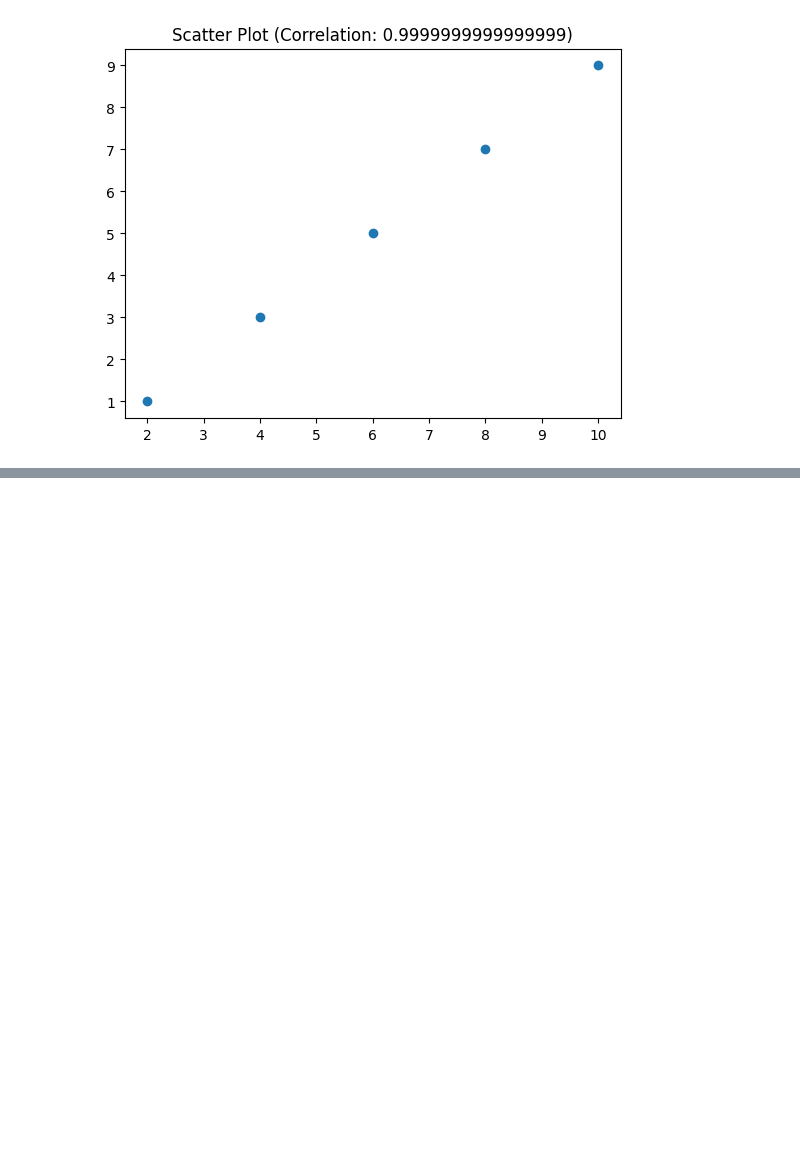
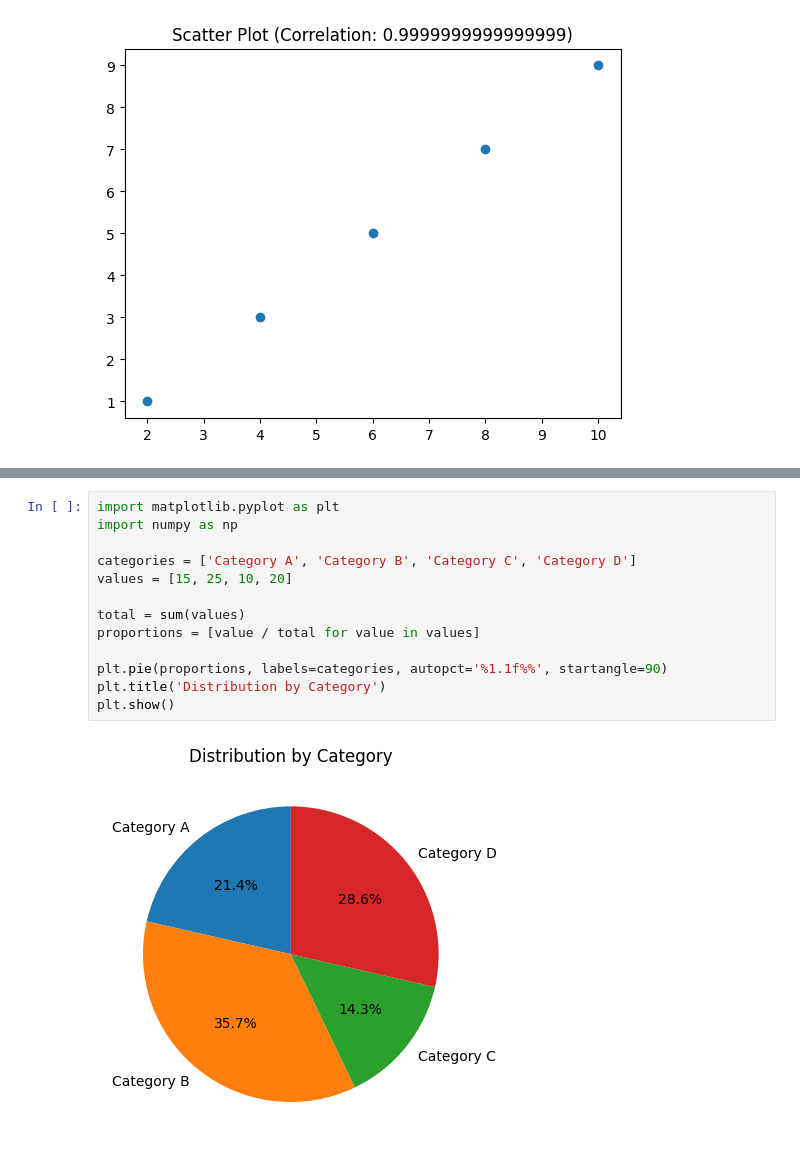
Before and after one commit to PHCoder05/advance-python-practice, a Jupyter notebook: statitical_functions.ipynb, the cells around one changed output, grey strips where cells are left out. Drawn from its saved outputs; the diff is of its cells as text; blank space fills up the shorter version.

```diff
--- a/statitical_functions.ipynb
+++ b/statitical_functions.ipynb
@@ -86,0 +122,15 @@ plt.show()
+# %%
+import matplotlib.pyplot as plt
+import numpy as np
+
+categories = ['Category A', 'Category B', 'Category C', 'Category D']
+values = [15, 25, 10, 20]
+
+total = sum(values)
+proportions = [value / total for value in values]
+
+plt.pie(proportions, labels=categories, autopct='%1.1f%%', startangle=90)
+plt.title('Distribution by Category')
+plt.show()
+# %% [output]
+[figure, added]
```
Also changed, not shown: parts of 2 cells of this notebook.
